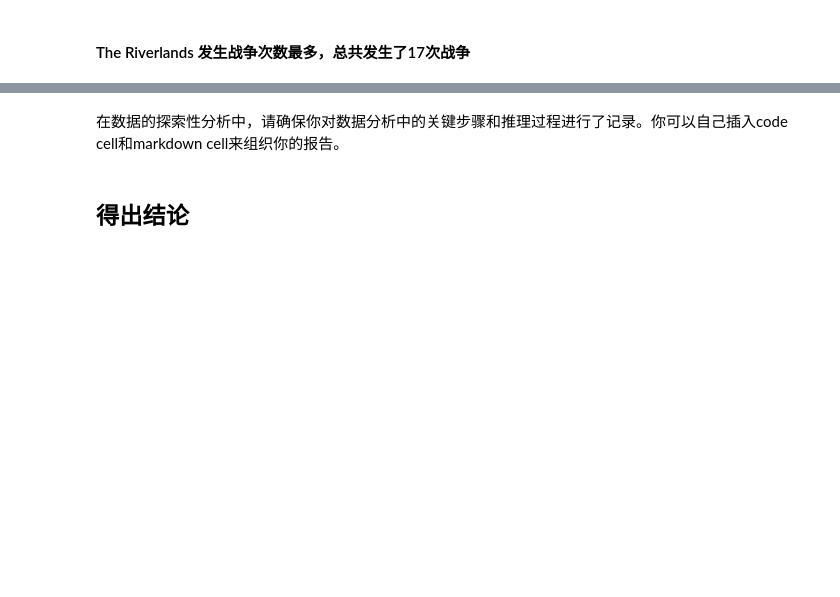
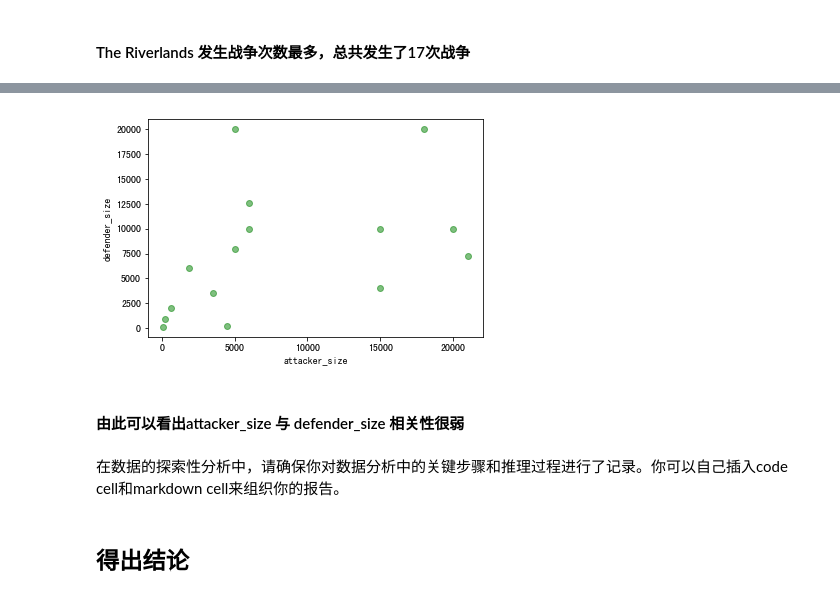
Before and after one commit to xie-li/Udacity-DAND, a Jupyter notebook: 冰与火/Game_of_thrones_battle_analysis.ipynb, the cells around one changed output, grey strips where cells are left out. Drawn from its saved outputs; the diff is of its cells as text; code cells hidden in the pictures; blank space fills up the shorter version.

```diff
--- a/冰与火/Game_of_thrones_battle_analysis.ipynb
+++ b/冰与火/Game_of_thrones_battle_analysis.ipynb
@@ -159,0 +315,2 @@ plt.show()
+# %%
+df_att_de = df_att_de.query('attacker_size > @low_bound & attacker_size < @up_bound')
@@ -159,0 +329,3 @@ plt.show()
+# %%
+#增加截距 intercept
+df_att_de['intercept'] = 1
@@ -160,3 +357,14 @@ plt.show()
+# %%
+x = df_att_de.attacker_size
+y = df_att_de.defender_size
+plt.scatter(x,y, c="g", alpha=0.5)
+plt.xlabel("attacker_size")
+plt.ylabel("defender_size")
+plt.show()
+# %% [output]
+[figure, added]
+# %% [markdown]
+#### 由此可以看出attacker_size 与 defender_size 相关性很弱
 # %% [markdown]
 在数据的探索性分析中，请确保你对数据分析中的关键步骤和推理过程进行了记录。你可以自己插入code cell和markdown cell来组织你的报告。
 # %% [markdown]
```
Also changed, not shown: parts of 33 cells of this notebook.
